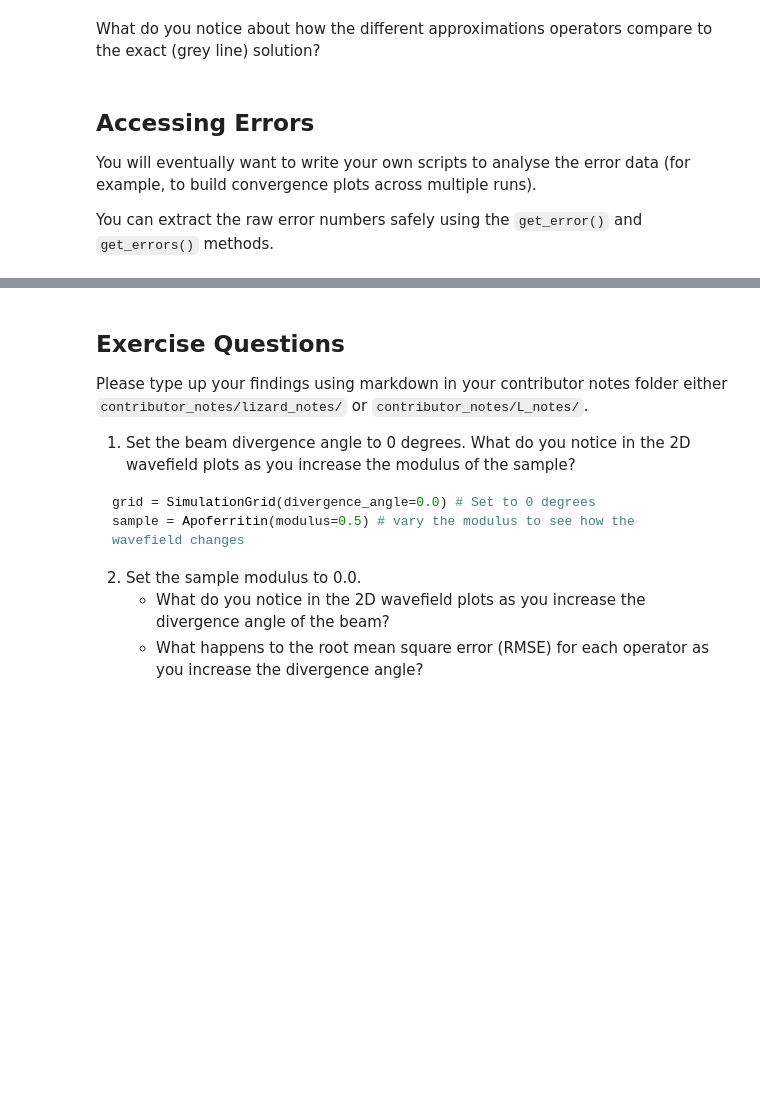
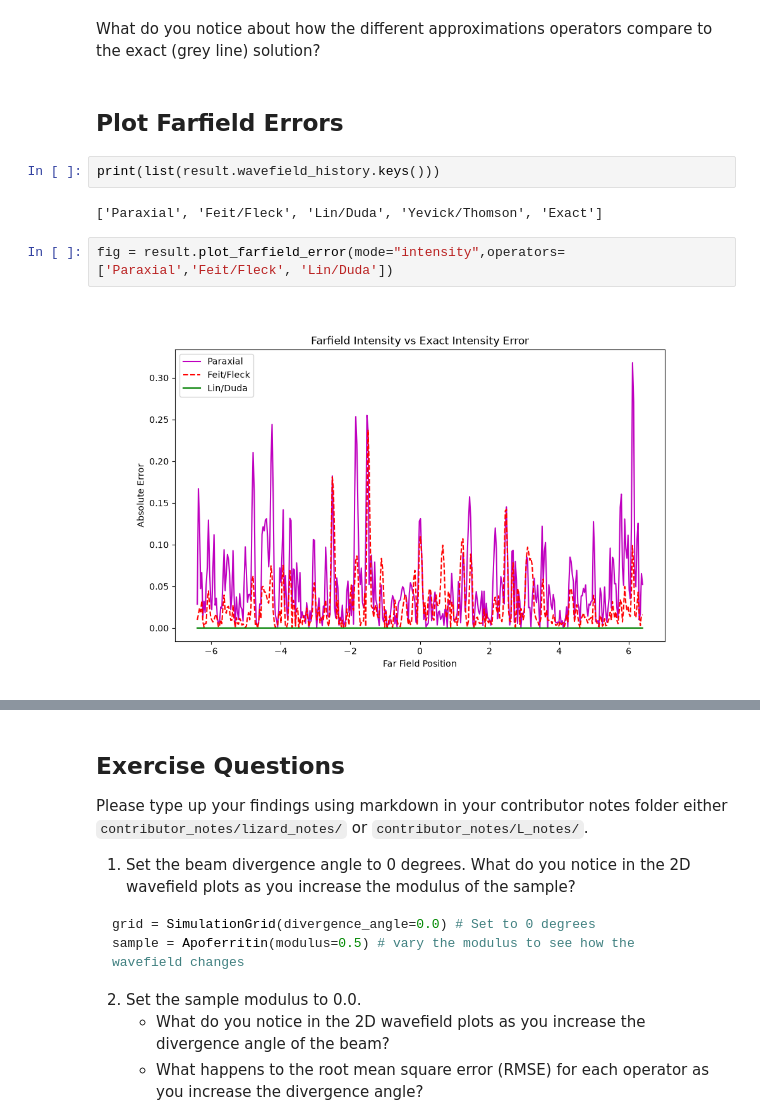
Before and after one commit to bryceshirley/ptychobench, a Jupyter notebook: benchmark_tutorial.ipynb, the cells around one changed output, grey strips where cells are left out. Drawn from its saved outputs; the diff is of its cells as text; blank space fills up the shorter version.

```diff
--- a/benchmark_tutorial.ipynb
+++ b/benchmark_tutorial.ipynb
@@ -146,9 +156,13 @@ result.plot_evolution_1D(plot_line=0.8)
 # %% [markdown]
 What do you notice about how the different approximations operators compare to the exact (grey line) solution?
 # %% [markdown]
-## Accessing Errors
-
-You will eventually want to write your own scripts to analyse the error data (for example, to build convergence plots across multiple runs).
-
-You can extract the raw error numbers safely using the `get_error()` and `get_errors()` methods.
+## Plot Farfield Errors
+# %%
+print(list(result.wavefield_history.keys()))
+# %% [output]
+['Paraxial', 'Feit/Fleck', 'Lin/Duda', 'Yevick/Thomson', 'Exact']
+# %%
+fig = result.plot_farfield_error(mode="intensity",operators=['Paraxial','Feit/Fleck', 'Lin/Duda'])
+# %% [output]
+[figure, added]
 # %%
```
Also changed, not shown: parts of 10 cells of this notebook, 1 other file.
